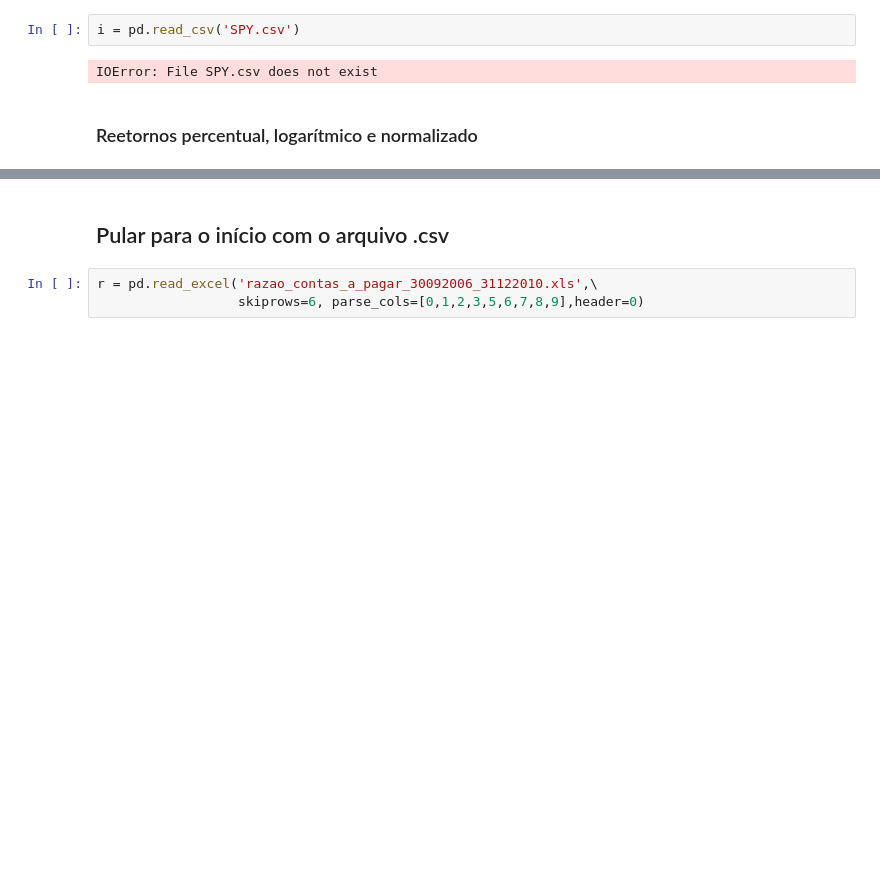
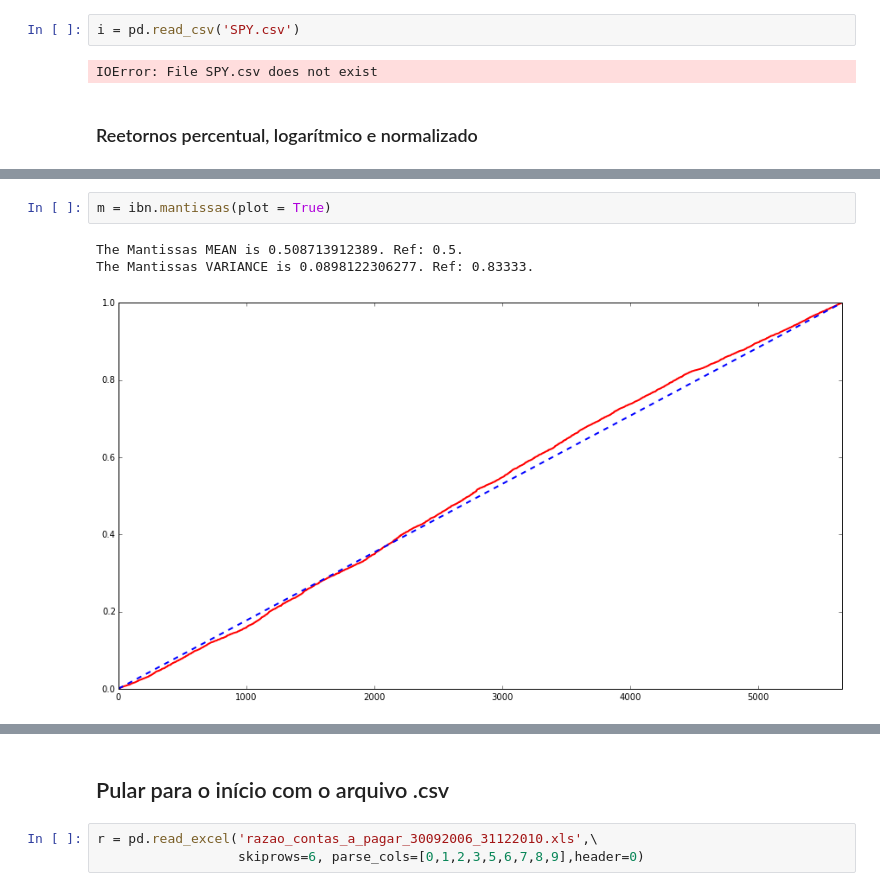
Before and after one commit to milcent/benford_py, a Jupyter notebook: Ben_OOP.ipynb, the cells around one changed output, grey strips where cells are left out. Drawn from its saved outputs; the diff is of its cells as text; blank space fills up the shorter version.

```diff
--- a/Ben_OOP.ipynb
+++ b/Ben_OOP.ipynb
@@ -116,3 +101,9 @@ First_2_Dig
+# %%
+m = ibn.mantissas(plot = True)
+# %% [output]
+The Mantissas MEAN is 0.508713912389. Ref: 0.5.
+The Mantissas VARIANCE is 0.0898122306277. Ref: 0.83333.
+[figure, added]
 # %%
 ibn.maps
 # %% [output]
```
Also changed, not shown: parts of 25 cells of this notebook, 2 other files.
